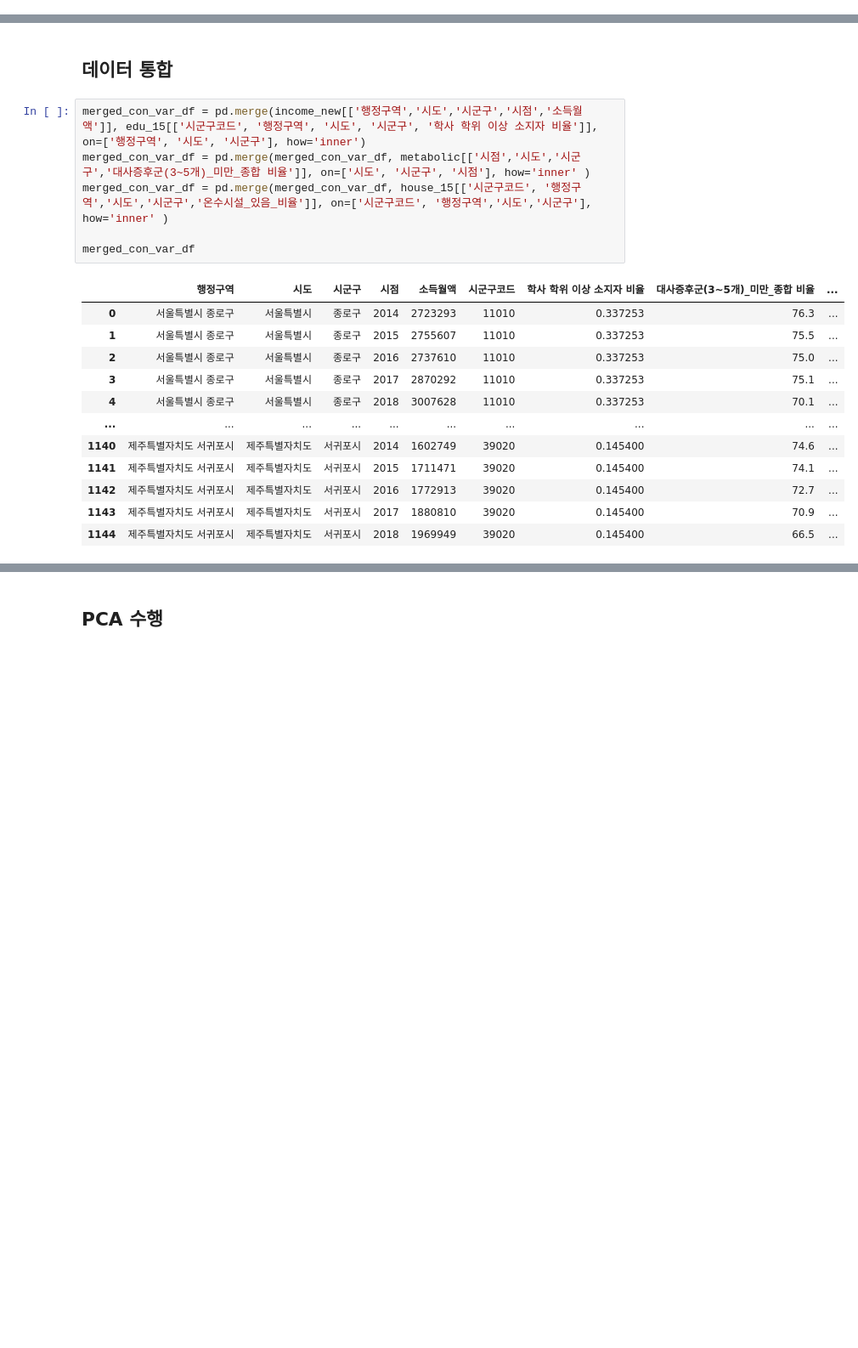
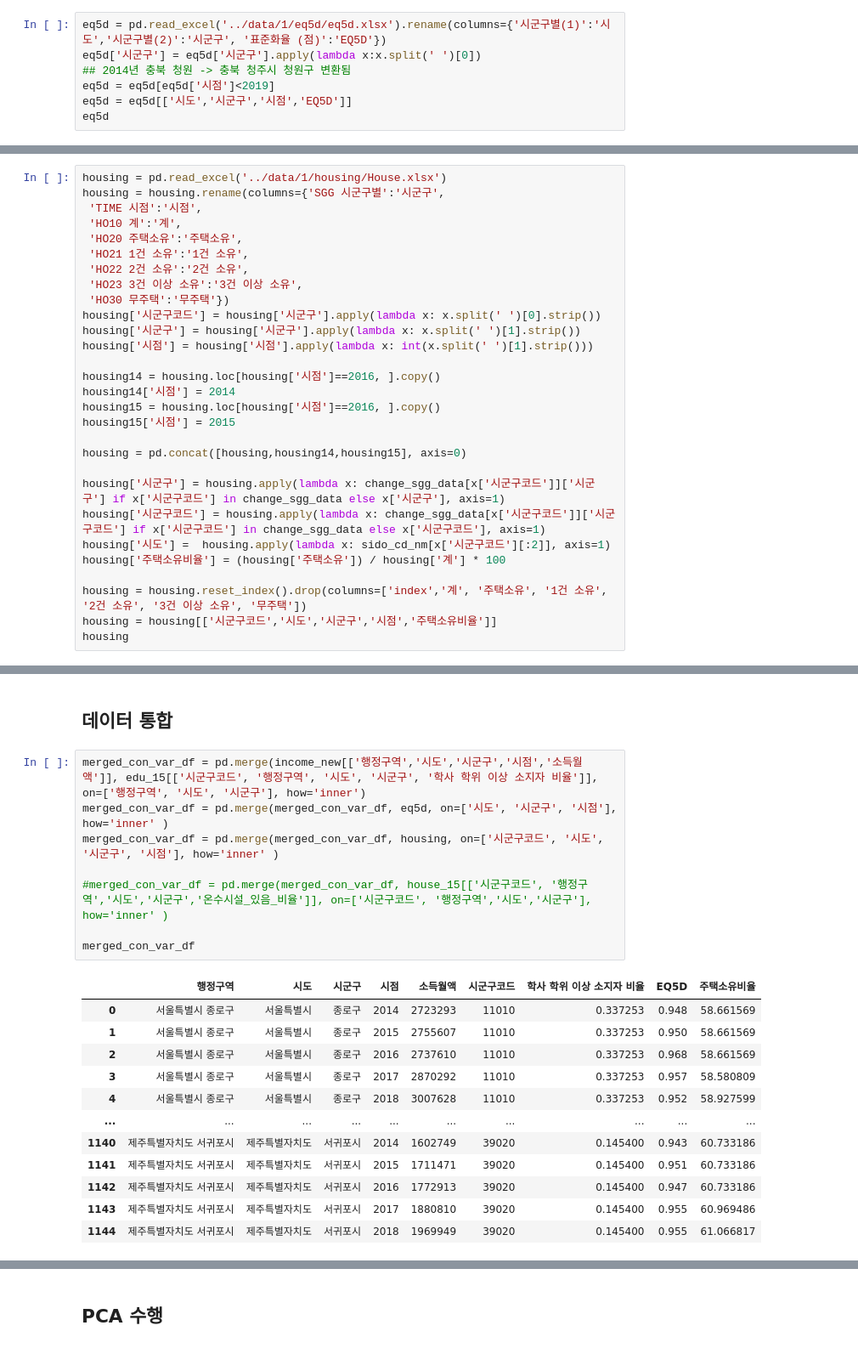
Before and after one commit to kankang-woojin/lib_sdi, a Jupyter notebook: ipynb/1_independent_variable(SDI).ipynb, the cells around one changed output, grey strips where cells are left out. Shown at 85% size. Saved outputs shown, nothing was run; the diff lists cells and outputs as text; blank space fills up the shorter version.

```diff
--- a/ipynb/1_independent_variable(SDI).ipynb
+++ b/ipynb/1_independent_variable(SDI).ipynb
@@ -210,0 +216,7 @@ income_1418[income_1418['행정구역'].str.contains('세종')]
+# %%
+eq5d = pd.read_excel('../data/1/eq5d/eq5d.xlsx').rename(columns={'시군구별(1)':'시도','시군구별(2)':'시군구', '표준화율 (점)':'EQ5D'})
+eq5d['시군구'] = eq5d['시군구'].apply(lambda x:x.split(' ')[0])
+## 2014년 충북 청원 -> 충북 청주시 청원구 변환됨
+eq5d = eq5d[eq5d['시점']<2019]
+eq5d = eq5d[['시도','시군구','시점','EQ5D']]
+eq5d
@@ -303,0 +346,29 @@ Index(['시도코드', '시군구코드', '행정구역', '시도', '시군구',
+# %%
+housing = pd.read_excel('../data/1/housing/House.xlsx')
+housing = housing.rename(columns={'SGG 시군구별':'시군구',
+ 'TIME 시점':'시점',
+ 'HO10 계':'계',
+ 'HO20 주택소유':'주택소유',
+ 'HO21 1건 소유':'1건 소유',
+ 'HO22 2건 소유':'2건 소유',
+ 'HO23 3건 이상 소유':'3건 이상 소유',
+ 'HO30 무주택':'무주택'})
+housing['시군구코드'] = housing['시군구'].apply(lambda x: x.split(' ')[0].strip())
+housing['시군구'] = housing['시군구'].apply(lambda x: x.split(' ')[1].strip())
+housing['시점'] = housing['시점'].apply(lambda x: int(x.split(' ')[1].strip()))
+
+housing14 = housing.loc[housing['시점']==2016, ].copy()
+housing14['시점'] = 2014
+housing15 = housing.loc[housing['시점']==2016, ].copy()
+housing15['시점'] = 2015
+
+housing = pd.concat([housing,housing14,housing15], axis=0)
+
+housing['시군구'] = housing.apply(lambda x: change_sgg_data[x['시군구코드']]['시군구'] if x['시군구코드'] in change_sgg_data else x['시군구'], axis=1)
+housing['시군구코드'] = housing.apply(lambda x: change_sgg_data[x['시군구코드']]['시군구코드'] if x['시군구코드'] in change_sgg_data else x['시군구코드'], axis=1)
+housing['시도'] =  housing.apply(lambda x: sido_cd_nm[x['시군구코드'][:2]], axis=1)
+housing['주택소유비율'] = (housing['주택소유']) / housing['계'] * 100
+
+housing = housing.reset_index().drop(columns=['index','계', '주택소유', '1건 소유', '2건 소유', '3건 이상 소유', '무주택'])
+housing = housing[['시군구코드','시도','시군구','시점','주택소유비율']]
+housing
@@ -305,23 +399,25 @@ Index(['시도코드', '시군구코드', '행정구역', '시도', '시군구',
 ## 데이터 통합
 # %%
 merged_con_var_df = pd.merge(income_new[['행정구역','시도','시군구','시점','소득월액']], edu_15[['시군구코드', '행정구역', '시도', '시군구', '학사 학위 이상 소지자 비율']], on=['행정구역', '시도', '시군구'], how='inner')
-merged_con_var_df = pd.merge(merged_con_var_df, metabolic[['시점','시도','시군구','대사증후군(3~5개)_미만_종합 비율']], on=['시도', '시군구', '시점'], how='inner' )
-merged_con_var_df = pd.merge(merged_con_var_df, house_15[['시군구코드', '행정구역','시도','시군구','온수시설_있음_비율']], on=['시군구코드', '행정구역','시도','시군구'], how='inner' )
+merged_con_var_df = pd.merge(merged_con_var_df, eq5d, on=['시도', '시군구', '시점'], how='inner' )
+merged_con_var_df = pd.merge(merged_con_var_df, housing, on=['시군구코드', '시도', '시군구', '시점'], how='inner' )
+
+#merged_con_var_df = pd.merge(merged_con_var_df, house_15[['시군구코드', '행정구역','시도','시군구','온수시설_있음_비율']], on=['시군구코드', '행정구역','시도','시군구'], how='inner' )
 
 merged_con_var_df
 # %% [output]
-|  | 행정구역 | 시도 | 시군구 | 시점 | 소득월액 | 시군구코드 | 학사 학위 이상 소지자 비율 | 대사증후군(3~5개)_미만_종합 비율 | ... |
-| 0 | 서울특별시 종로구 | 서울특별시 | 종로구 | 2014 | 2723293 | 11010 | 0.337253 | 76.3 | ... |
-| 1 | 서울특별시 종로구 | 서울특별시 | 종로구 | 2015 | 2755607 | 11010 | 0.337253 | 75.5 | ... |
-| 2 | 서울특별시 종로구 | 서울특별시 | 종로구 | 2016 | 2737610 | 11010 | 0.337253 | 75.0 | ... |
-| 3 | 서울특별시 종로구 | 서울특별시 | 종로구 | 2017 | 2870292 | 11010 | 0.337253 | 75.1 | ... |
-| 4 | 서울특별시 종로구 | 서울특별시 | 종로구 | 2018 | 3007628 | 11010 | 0.337253 | 70.1 | ... |
+|  | 행정구역 | 시도 | 시군구 | 시점 | 소득월액 | 시군구코드 | 학사 학위 이상 소지자 비율 | EQ5D | 주택소유비율 |
+| 0 | 서울특별시 종로구 | 서울특별시 | 종로구 | 2014 | 2723293 | 11010 | 0.337253 | 0.948 | 58.661569 |
+| 1 | 서울특별시 종로구 | 서울특별시 | 종로구 | 2015 | 2755607 | 11010 | 0.337253 | 0.950 | 58.661569 |
+| 2 | 서울특별시 종로구 | 서울특별시 | 종로구 | 2016 | 2737610 | 11010 | 0.337253 | 0.968 | 58.661569 |
+| 3 | 서울특별시 종로구 | 서울특별시 | 종로구 | 2017 | 2870292 | 11010 | 0.337253 | 0.957 | 58.580809 |
+| 4 | 서울특별시 종로구 | 서울특별시 | 종로구 | 2018 | 3007628 | 11010 | 0.337253 | 0.952 | 58.927599 |
 | ... | ... | ... | ... | ... | ... | ... | ... | ... | ... |
-| 1140 | 제주특별자치도 서귀포시 | 제주특별자치도 | 서귀포시 | 2014 | 1602749 | 39020 | 0.145400 | 74.6 | ... |
-| 1141 | 제주특별자치도 서귀포시 | 제주특별자치도 | 서귀포시 | 2015 | 1711471 | 39020 | 0.145400 | 74.1 | ... |
-| 1142 | 제주특별자치도 서귀포시 | 제주특별자치도 | 서귀포시 | 2016 | 1772913 | 39020 | 0.145400 | 72.7 | ... |
-| 1143 | 제주특별자치도 서귀포시 | 제주특별자치도 | 서귀포시 | 2017 | 1880810 | 39020 | 0.145400 | 70.9 | ... |
-| 1144 | 제주특별자치도 서귀포시 | 제주특별자치도 | 서귀포시 | 2018 | 1969949 | 39020 | 0.145400 | 66.5 | ... |
+| 1140 | 제주특별자치도 서귀포시 | 제주특별자치도 | 서귀포시 | 2014 | 1602749 | 39020 | 0.145400 | 0.943 | 60.733186 |
+| 1141 | 제주특별자치도 서귀포시 | 제주특별자치도 | 서귀포시 | 2015 | 1711471 | 39020 | 0.145400 | 0.951 | 60.733186 |
+| 1142 | 제주특별자치도 서귀포시 | 제주특별자치도 | 서귀포시 | 2016 | 1772913 | 39020 | 0.145400 | 0.947 | 60.733186 |
+| 1143 | 제주특별자치도 서귀포시 | 제주특별자치도 | 서귀포시 | 2017 | 1880810 | 39020 | 0.145400 | 0.955 | 60.969486 |
+| 1144 | 제주특별자치도 서귀포시 | 제주특별자치도 | 서귀포시 | 2018 | 1969949 | 39020 | 0.145400 | 0.955 | 61.066817 |
 1145 rows × 9 columns
 # %%
 rename_clmns = {'학사 학위 이상 소지자 비율':'Education',
```
Also changed, not shown: parts of 35 cells of this notebook, 26 other files.
